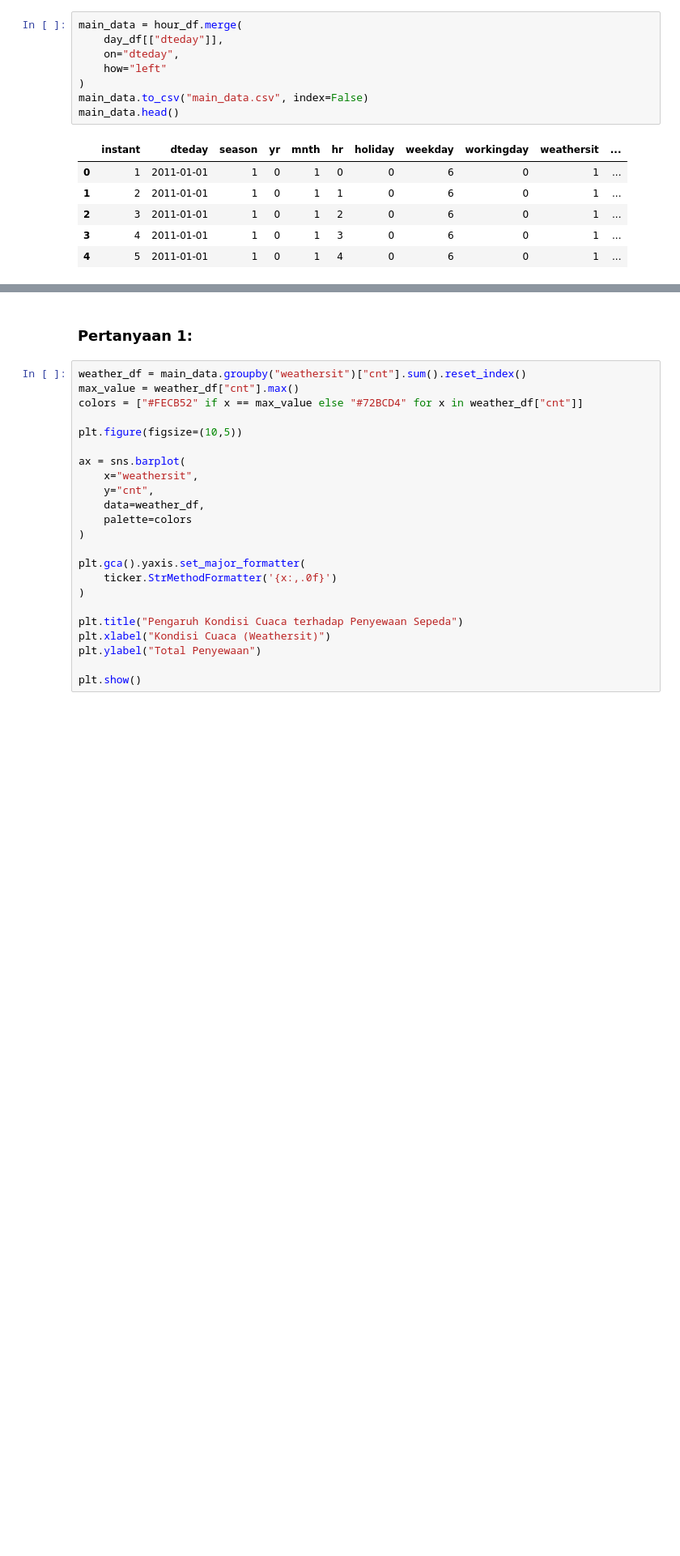
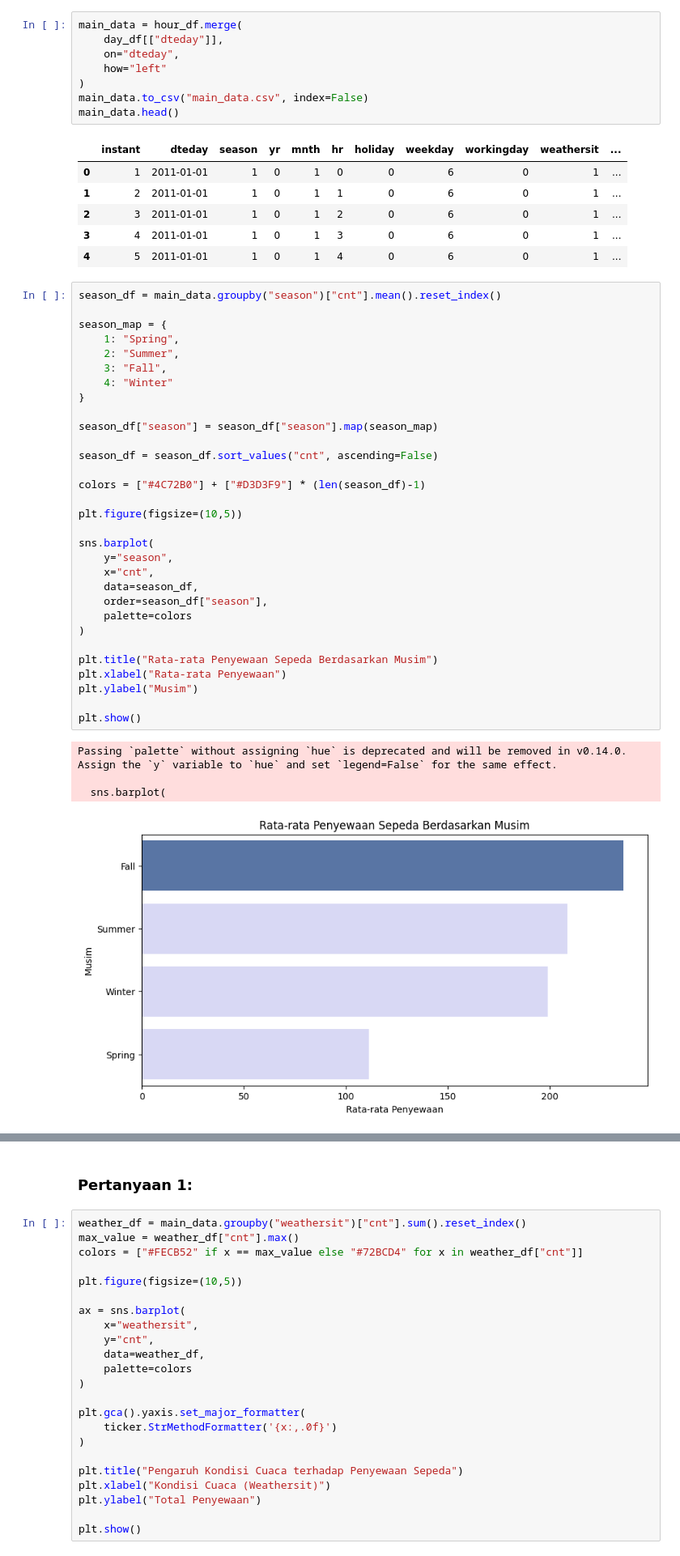
Before and after one commit to hyacinthashafa-coder/Decoding-Urban-Mobility-Bike-Sharing, a Jupyter notebook: Proyek_Analisis_Data.ipynb, the cells around one changed output, grey strips where cells are left out. Shown at 81% size. Drawn from its saved outputs; the diff is of its cells as text; blank space fills up the shorter version.

```diff
--- a/Proyek_Analisis_Data.ipynb
+++ b/Proyek_Analisis_Data.ipynb
@@ -455,3 +455,39 @@ main_data.head()
 | 2 | 3 | 2011-01-01 | 1 | 0 | 1 | 2 | 0 | 6 | 0 | 1 | ... |
 | 3 | 4 | 2011-01-01 | 1 | 0 | 1 | 3 | 0 | 6 | 0 | 1 | ... |
 | 4 | 5 | 2011-01-01 | 1 | 0 | 1 | 4 | 0 | 6 | 0 | 1 | ... |
+# %%
+season_df = main_data.groupby("season")["cnt"].mean().reset_index()
+
+season_map = {
+    1: "Spring",
+    2: "Summer",
+    3: "Fall",
+    4: "Winter"
+}
+
+season_df["season"] = season_df["season"].map(season_map)
+
+season_df = season_df.sort_values("cnt", ascending=False)
+
+colors = ["#4C72B0"] + ["#D3D3F9"] * (len(season_df)-1)
+
+plt.figure(figsize=(10,5))
+
+sns.barplot(
+    y="season",
+    x="cnt",
+    data=season_df,
+    order=season_df["season"],
+    palette=colors
+)
+
+plt.title("Rata-rata Penyewaan Sepeda Berdasarkan Musim")
+plt.xlabel("Rata-rata Penyewaan")
+plt.ylabel("Musim")
+
+plt.show()
+# %% [output]
+Passing `palette` without assigning `hue` is deprecated and will be removed in v0.14.0. Assign the `y` variable to `hue` and set `legend=False` for the same effect.
+
+  sns.barplot(
+[figure, added]
```
Also changed, not shown: parts of 7 cells of this notebook, 1 other file.
